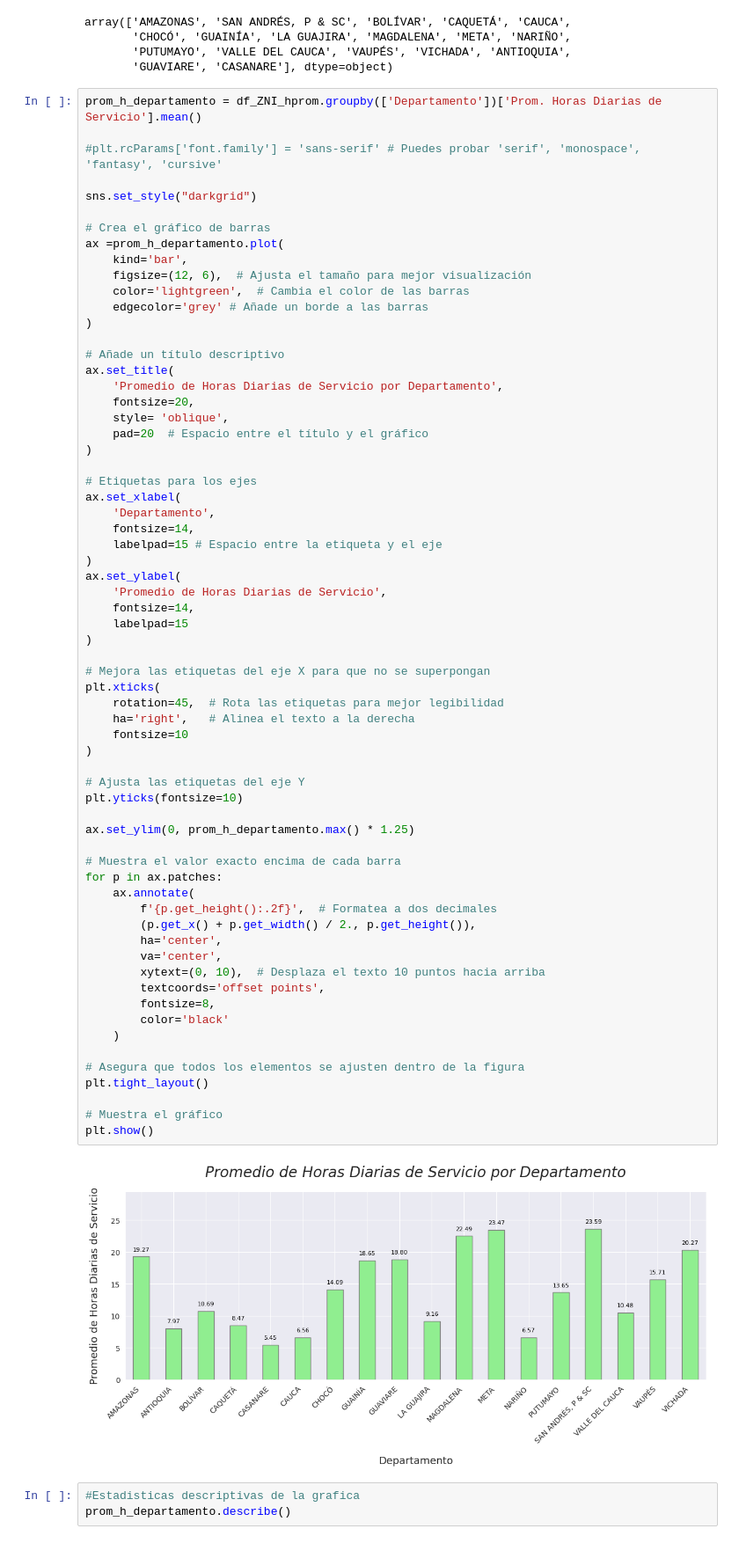
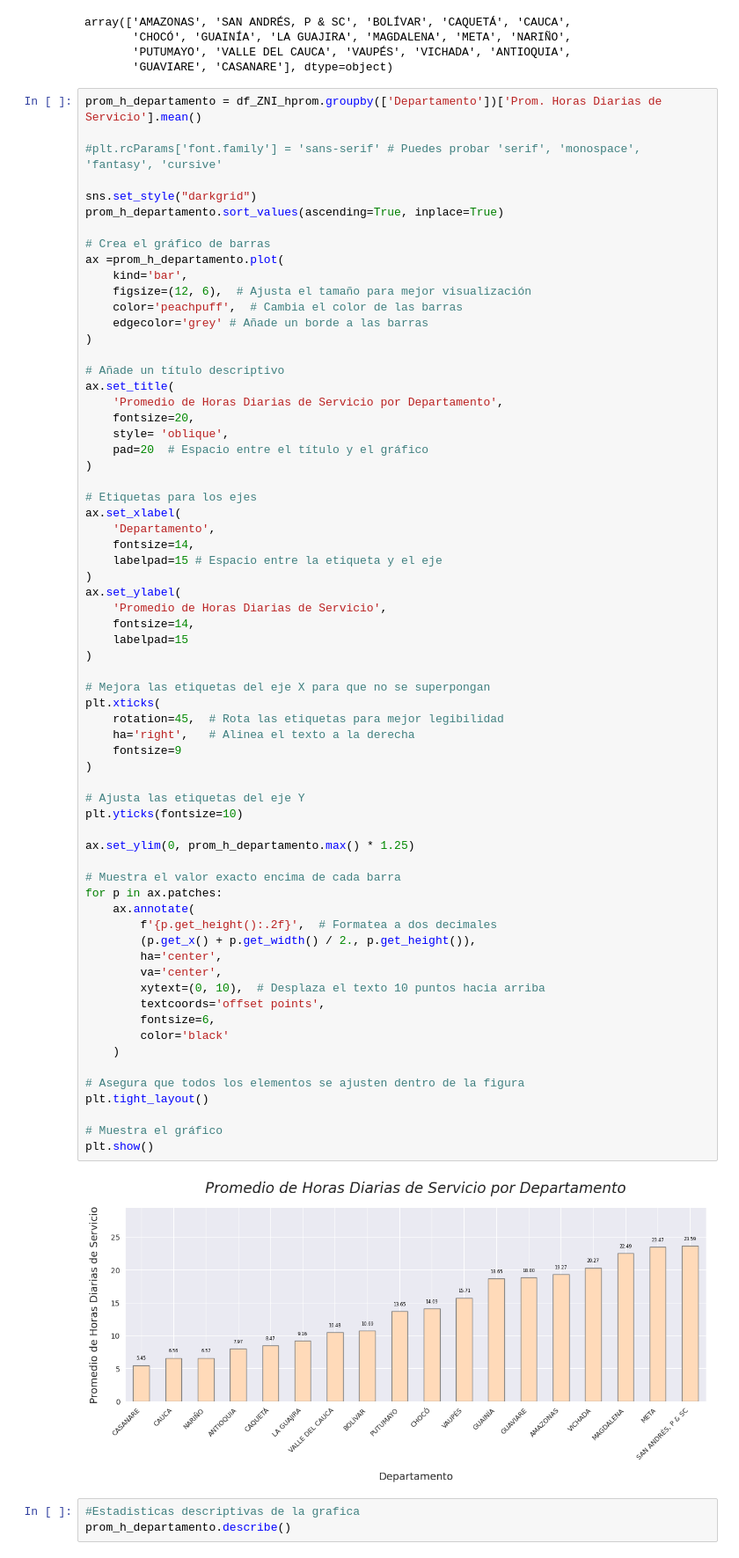
Before and after one commit to Will046-rA9/An-lisis-ZNI, a Jupyter notebook: ProyectoZNI (1).ipynb, the cells around one changed output. Shown at 88% size. Saved outputs shown, nothing was run; the diff lists cells and outputs as text.

```diff
--- a/ProyectoZNI (1).ipynb
+++ b/ProyectoZNI (1).ipynb
@@ -547,12 +547,13 @@ prom_h_departamento = df_ZNI_hprom.groupby(['Departamento'])['Prom. Horas Diaria
 #plt.rcParams['font.family'] = 'sans-serif' # Puedes probar 'serif', 'monospace', 'fantasy', 'cursive'
 
 sns.set_style("darkgrid")
+prom_h_departamento.sort_values(ascending=True, inplace=True)
 
 # Crea el gráfico de barras
 ax =prom_h_departamento.plot(
     kind='bar',
     figsize=(12, 6),  # Ajusta el tamaño para mejor visualización
-    color='lightgreen',  # Cambia el color de las barras
+    color='peachpuff',  # Cambia el color de las barras
     edgecolor='grey' # Añade un borde a las barras
 )
 
@@ -578,36 +579,36 @@ ax.set_ylabel(
 
 # Mejora las etiquetas del eje X para que no se superpongan
 plt.xticks(
     rotation=45,  # Rota las etiquetas para mejor legibilidad
     ha='right',   # Alinea el texto a la derecha
-    fontsize=10
+    fontsize=9
 )
 
 # Ajusta las etiquetas del eje Y
 plt.yticks(fontsize=10)
 
 ax.set_ylim(0, prom_h_departamento.max() * 1.25)
 
 # Muestra el valor exacto encima de cada barra
 for p in ax.patches:
     ax.annotate(
         f'{p.get_height():.2f}',  # Formatea a dos decimales
         (p.get_x() + p.get_width() / 2., p.get_height()),
         ha='center',
         va='center',
         xytext=(0, 10),  # Desplaza el texto 10 puntos hacia arriba
         textcoords='offset points',
-        fontsize=8,
+        fontsize=6,
         color='black'
     )
 
 # Asegura que todos los elementos se ajusten dentro de la figura
 plt.tight_layout()
 
 # Muestra el gráfico
 plt.show()
 # %% [output]
-[figure, old version]
+[figure, new version]
 # %%
 #Estadisticas descriptivas de la grafica
 prom_h_departamento.describe()
```
Also changed, not shown: parts of 4 cells of this notebook.
